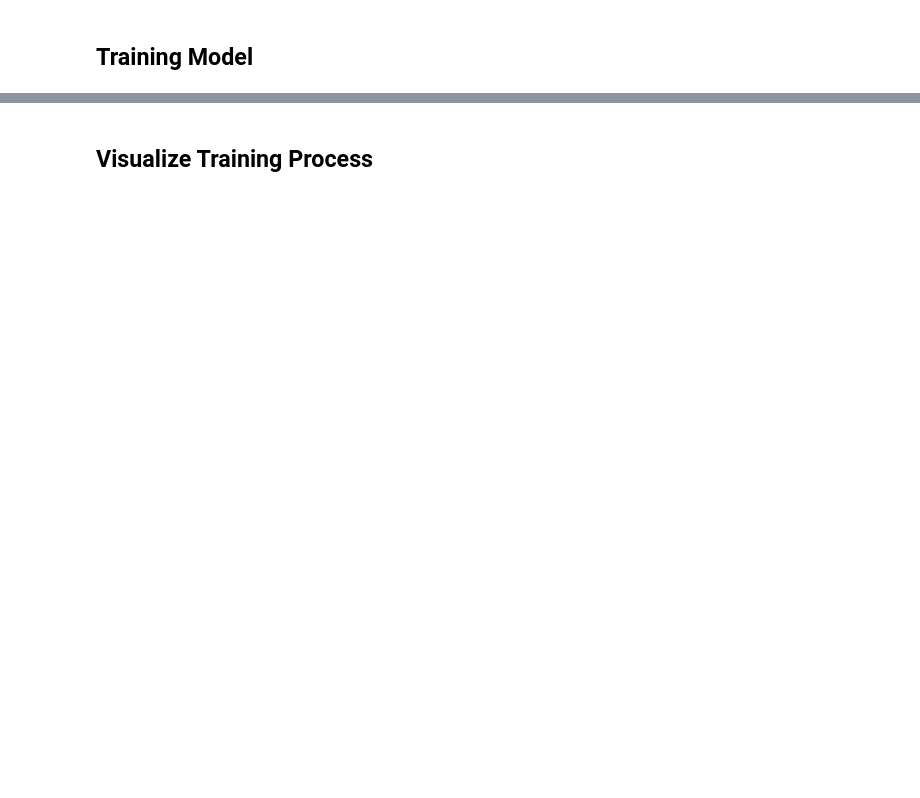
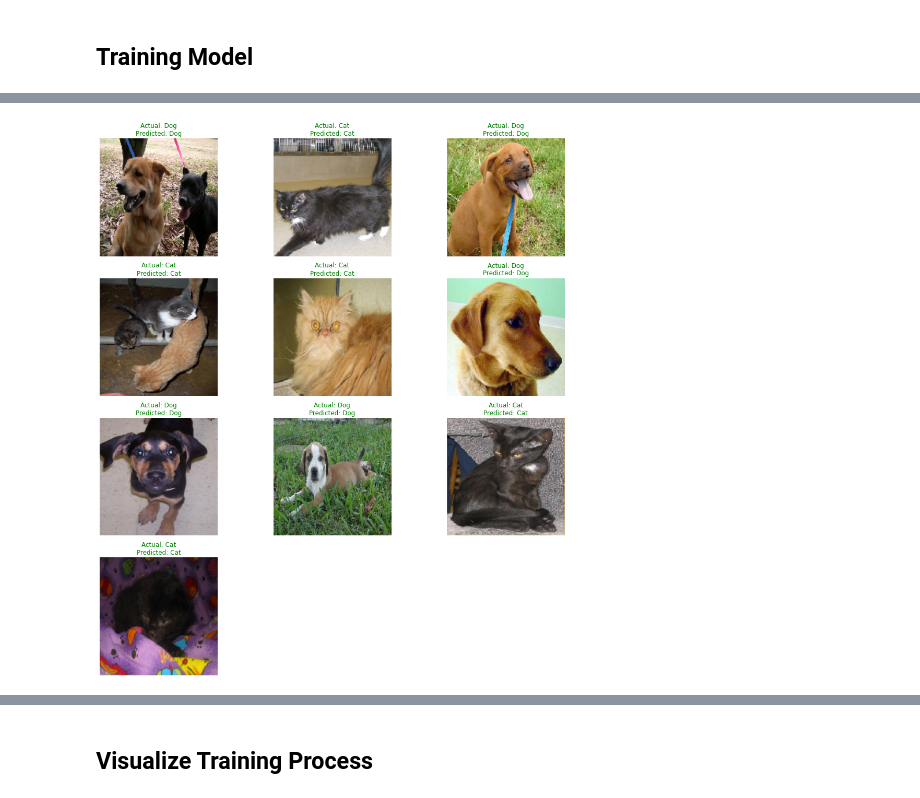
Before and after one commit to PrimeTimeTran/ComfyUI, a Jupyter notebook: Projects/ml_classifier_dogs_cats/outline.ipynb, the cells around one changed output, grey strips where cells are left out. Saved outputs shown, nothing was run; the diff lists cells and outputs as text; code cells hidden in the pictures; blank space fills up the shorter version.

```diff
--- a/Projects/ml_classifier_dogs_cats/outline.ipynb
+++ b/Projects/ml_classifier_dogs_cats/outline.ipynb
@@ -254,27 +298,34 @@ if INCLUDE_TEST:
 # %%
 def plot_prediction(generator, n_images):
-    i = 1
+    i = 0
     images, labels = generator.next()
     predictions = model.predict(images)
     predictions = np.argmax(predictions, axis=1)
     labels = labels.astype('int32')
     plt.figure(figsize=(14, 15))
+
     for image, label in zip(images, labels):
-        plt.subplot(4, 3, i)
+        plt.subplot(4, 3, i + 1)
         plt.imshow(image)
+        actual_label = class_names[label]
+        predicted_label = class_names[predictions[i]]
+
         if predictions[i] == labels[i]:
-            title_obj = plt.title(class_names[label])
-            plt.setp(title_obj, color='g')
-            plt.axis('off')
+            title_color = 'g'
         else:
-            title_obj = plt.title(class_names[label])
-            plt.setp(title_obj, color='r')
-            plt.axis('off')
+            title_color = 'r'
+
+        title_obj = plt.title(f"Actual: {actual_label}\nPredicted: {predicted_label}")
+        plt.setp(title_obj, color=title_color)
+        plt.axis('off')
+
         i += 1
         if i == n_images:
             break
 
+    plt.tight_layout()
     plt.show()
 
 if INCLUDE_TEST:
     plot_prediction(test_generator, 10)
+# %% [output]
@@ -280,0 +333 @@ if INCLUDE_TEST:
+[figure, added]
```
Also changed, not shown: parts of 21 cells of this notebook, 6 other files.
